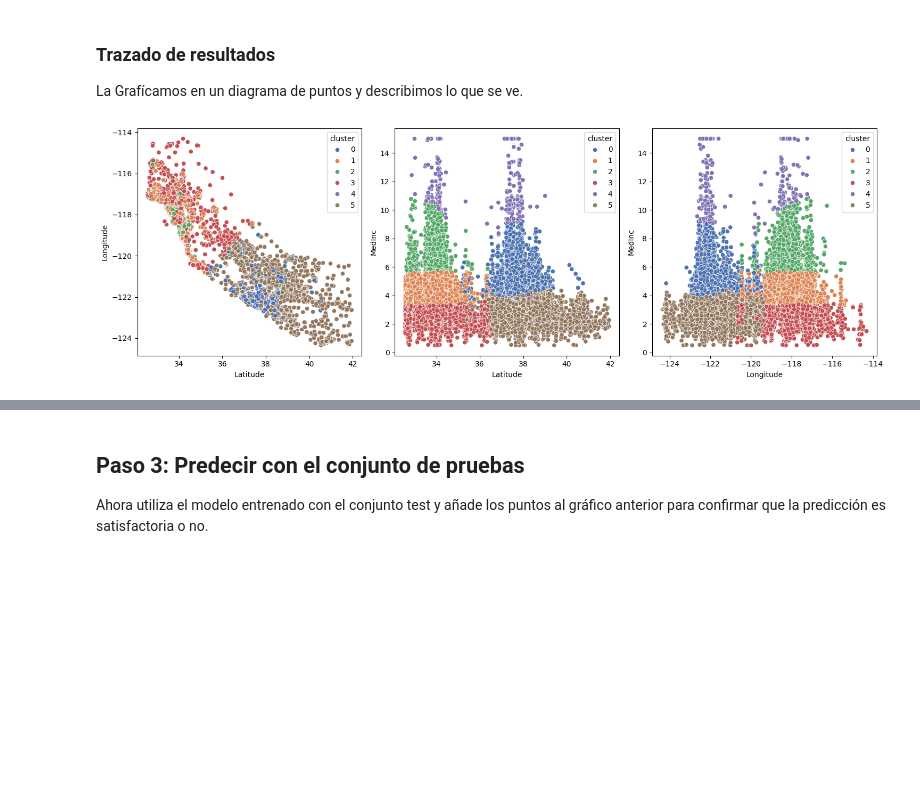
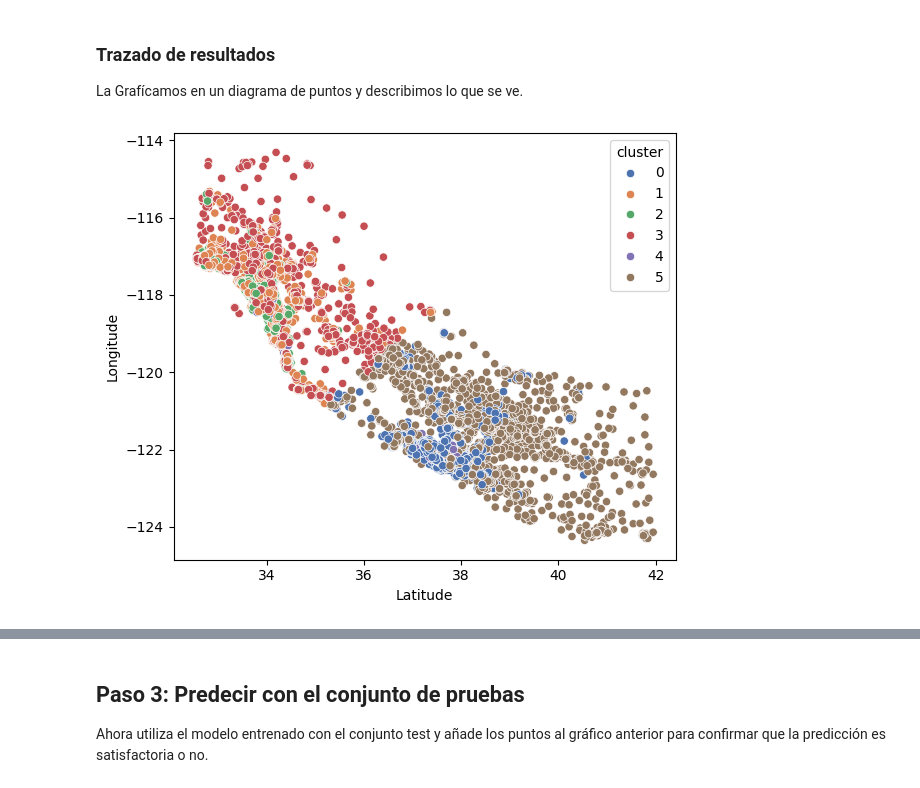
Before and after one commit to mvlarra/Project_ML_k-means, a Jupyter notebook: Project_kmeans_VL.ipynb, the cells around one changed output, grey strips where cells are left out. Saved outputs shown, nothing was run; the diff lists cells and outputs as text; code cells hidden in the pictures; blank space fills up the shorter version.

```diff
--- a/Project_kmeans_VL.ipynb
+++ b/Project_kmeans_VL.ipynb
@@ -83,17 +109,32 @@ X_train.head()
 # %% [markdown]
 ### Trazado de resultados
 La Grafícamos en un diagrama de puntos y describimos lo que se ve.
-# %%
-import matplotlib.pyplot as plt
-import seaborn as sns
-
-fig, axis = plt.subplots(1, 3, figsize = (15, 5))
-
-sns.scatterplot(ax = axis[0], data = X_train, x = "Latitude", y = "Longitude", hue = "cluster", palette = "deep")
-sns.scatterplot(ax = axis[1], data = X_train, x = "Latitude", y = "MedInc", hue = "cluster", palette = "deep")
-sns.scatterplot(ax = axis[2], data = X_train, x = "Longitude", y = "MedInc", hue = "cluster", palette = "deep")
-plt.tight_layout()
-
-plt.show()
-# %% [output]
-[figure, removed]
+# %%
+import matplotlib.pyplot as plt
+import seaborn as sns
+
+# Gráfico 1: Latitude vs Longitude
+# --------------------------------------------------------------------
+
+plt.figure(figsize=(6, 5))
+sns.scatterplot(data = X_train, x = "Latitude", y = "Longitude", hue = "cluster", palette = "deep")
+plt.tight_layout()
+plt.show()
+
+    # ¿Qué se está graficando?
+        # - Se está graficando el mapa de California con los puntos de las casas.
+        # - En el eje X se encuentra la Latitud, y en el eje Y la Longitud.
+        # - Cada punto representa una casa, y el color del punto indica a qué cluster pertenece.
+
+    # ¿Cómo se interpreta?
+        # - Los clusters se forman por zonas geográficas, lo cual es lógico ya que Latitude y
+        #   Longitude son dos de las tres variables que usaste en el K-Means.
+        # - Hay cierta separación clara de regiones, como una franja costera (posiblemente más costosa),
+        #   zonas al sur, etc.
+
+    # ¿Qué se puede mejorar?
+        # - Podrías agregar un mapa de fondo para que sea más fácil de interpretar.
+        # - Podrías agregar etiquetas o leyendas para indicar qué colores corresponden a qué clusters.
+        # - Podrías ajustar el tamaño de los puntos para que sean más visibles o menos invasivos.
+# %% [output]
+[figure, added]
```
Also changed, not shown: parts of 17 cells of this notebook.
